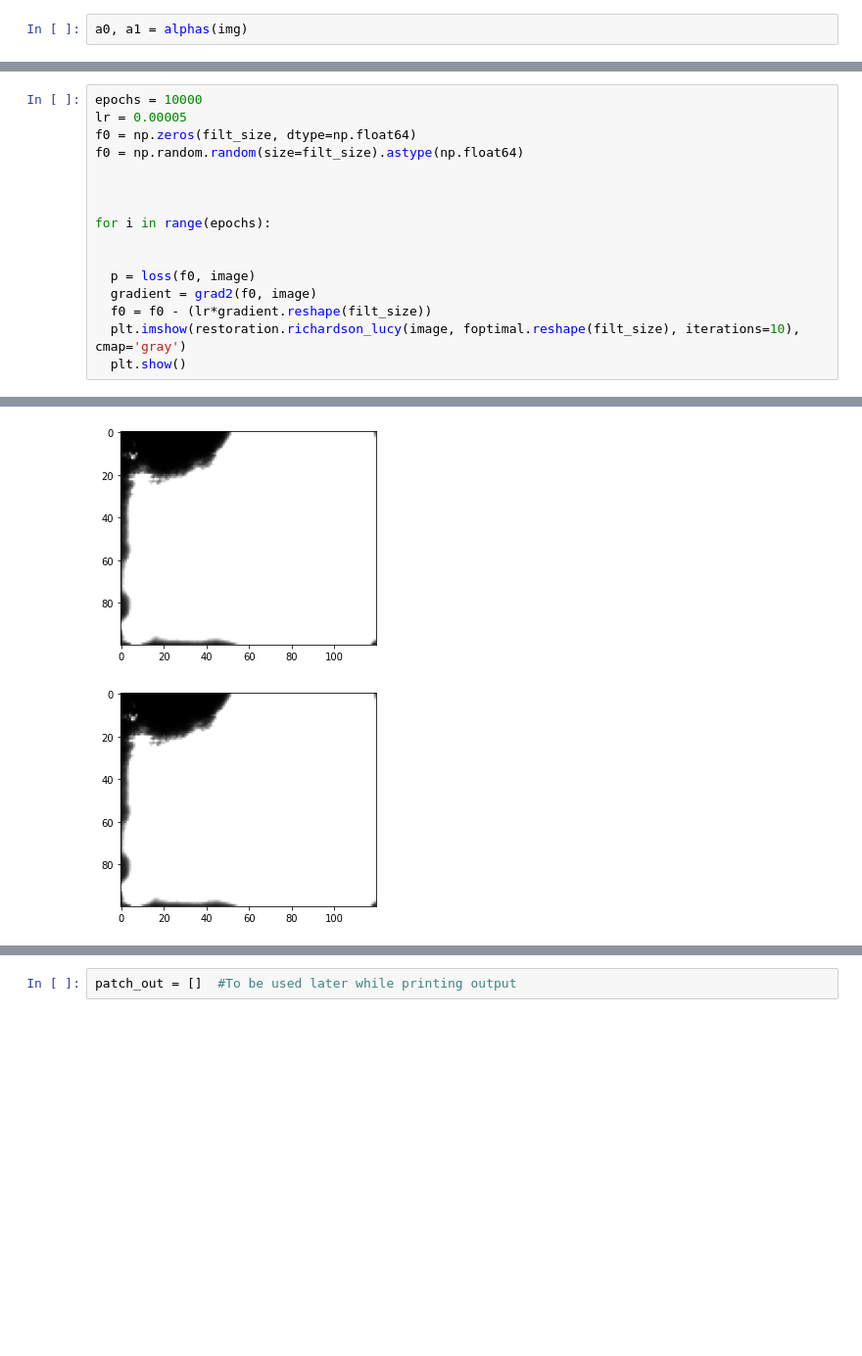
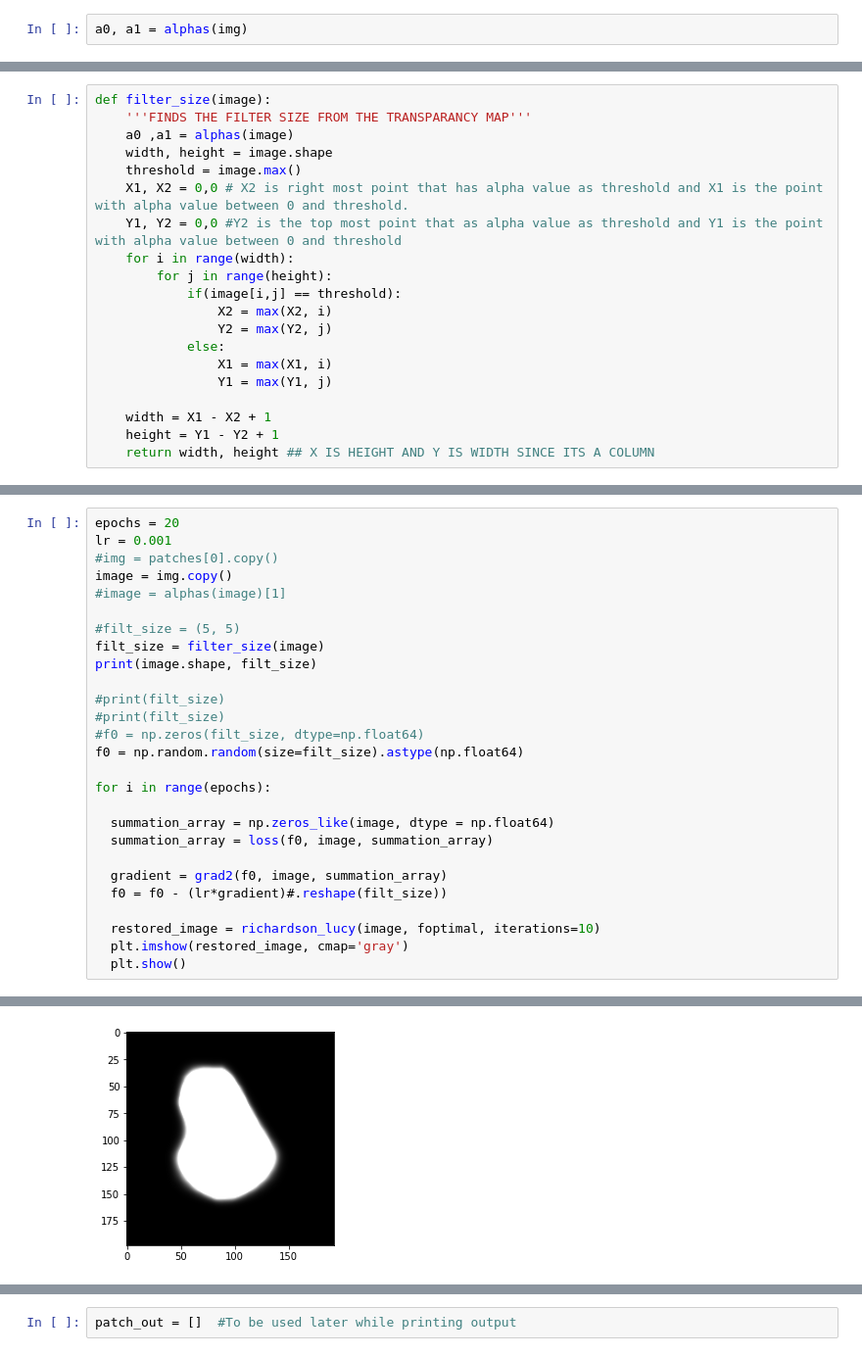
Before and after one commit to barvin04/Image-Deblurring, a Jupyter notebook: optimization/example1.ipynb, the cells around one changed output, grey strips where cells are left out. Shown at 98% size. Saved outputs shown, nothing was run; the diff lists cells and outputs as text; blank space fills up the shorter version.

Commit message:
Dem0_patch/full

```diff
--- a/optimization/example1.ipynb
+++ b/optimization/example1.ipynb
@@ -89,0 +86,20 @@ plt.imshow(patches[0], cmap='gray')
+# %%
+def filter_size(image):
+    '''FINDS THE FILTER SIZE FROM THE TRANSPARANCY MAP'''
+    a0 ,a1 = alphas(image)
+    width, height = image.shape
+    threshold = image.max()
+    X1, X2 = 0,0 # X2 is right most point that has alpha value as threshold and X1 is the point with alpha value between 0 and threshold.
+    Y1, Y2 = 0,0 #Y2 is the top most point that as alpha value as threshold and Y1 is the point with alpha value between 0 and threshold
+    for i in range(width):
+        for j in range(height):
+            if(image[i,j] == threshold):
+                X2 = max(X2, i)
+                Y2 = max(Y2, j)
+            else:
+                X1 = max(X1, i)
+                Y1 = max(Y1, j)
+
+    width = X1 - X2 + 1
+    height = Y1 - Y2 + 1
+    return width, height ## X IS HEIGHT AND Y IS WIDTH SINCE ITS A COLUMN
@@ -198,17 +245,28 @@ def grad2(filt, image):
 # %%
-epochs = 10000
-lr = 0.00005
-f0 = np.zeros(filt_size, dtype=np.float64)
+epochs = 20
+lr = 0.001
+#img = patches[0].copy()
+image = img.copy()
+#image = alphas(image)[1]
+
+#filt_size = (5, 5)
+filt_size = filter_size(image)
+print(image.shape, filt_size)
+
+#print(filt_size)
+#print(filt_size)
+#f0 = np.zeros(filt_size, dtype=np.float64)
 f0 = np.random.random(size=filt_size).astype(np.float64)
-
-
 
 for i in range(epochs):
 
+  summation_array = np.zeros_like(image, dtype = np.float64)
+  summation_array = loss(f0, image, summation_array)
 
-  p = loss(f0, image)
-  gradient = grad2(f0, image)
-  f0 = f0 - (lr*gradient.reshape(filt_size))
-  plt.imshow(restoration.richardson_lucy(image, foptimal.reshape(filt_size), iterations=10), cmap='gray')
+  gradient = grad2(f0, image, summation_array)
+  f0 = f0 - (lr*gradient)#.reshape(filt_size))
+
+  restored_image = richardson_lucy(image, foptimal, iterations=10)
+  plt.imshow(restored_image, cmap='gray')
   plt.show()
 # %% [output]
@@ -216,2 +276 @@ for i in range(epochs):
-[figure, old version]
+[figure, new version]
-[figure, removed]
```
Also changed, not shown: parts of 48 cells of this notebook.
